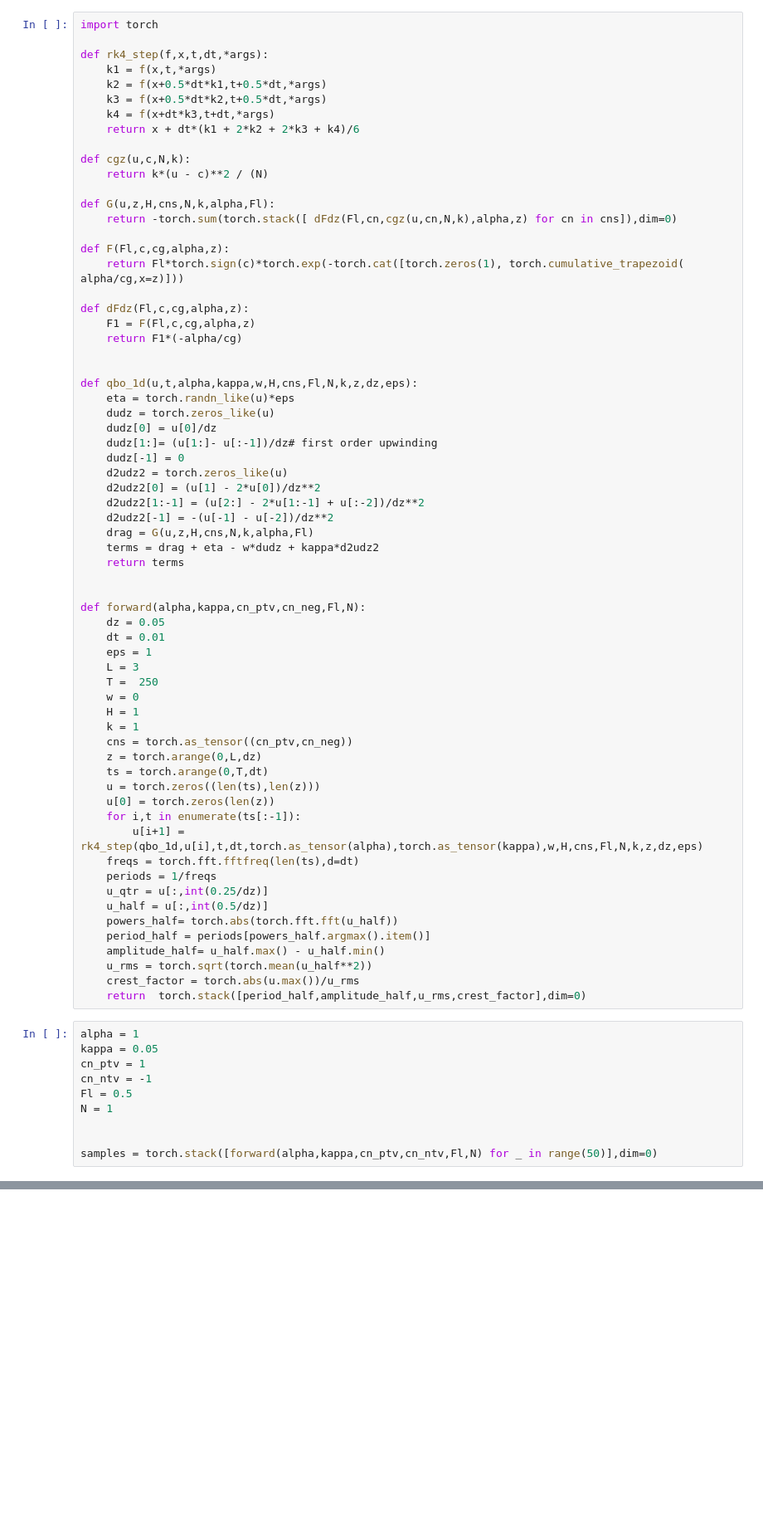
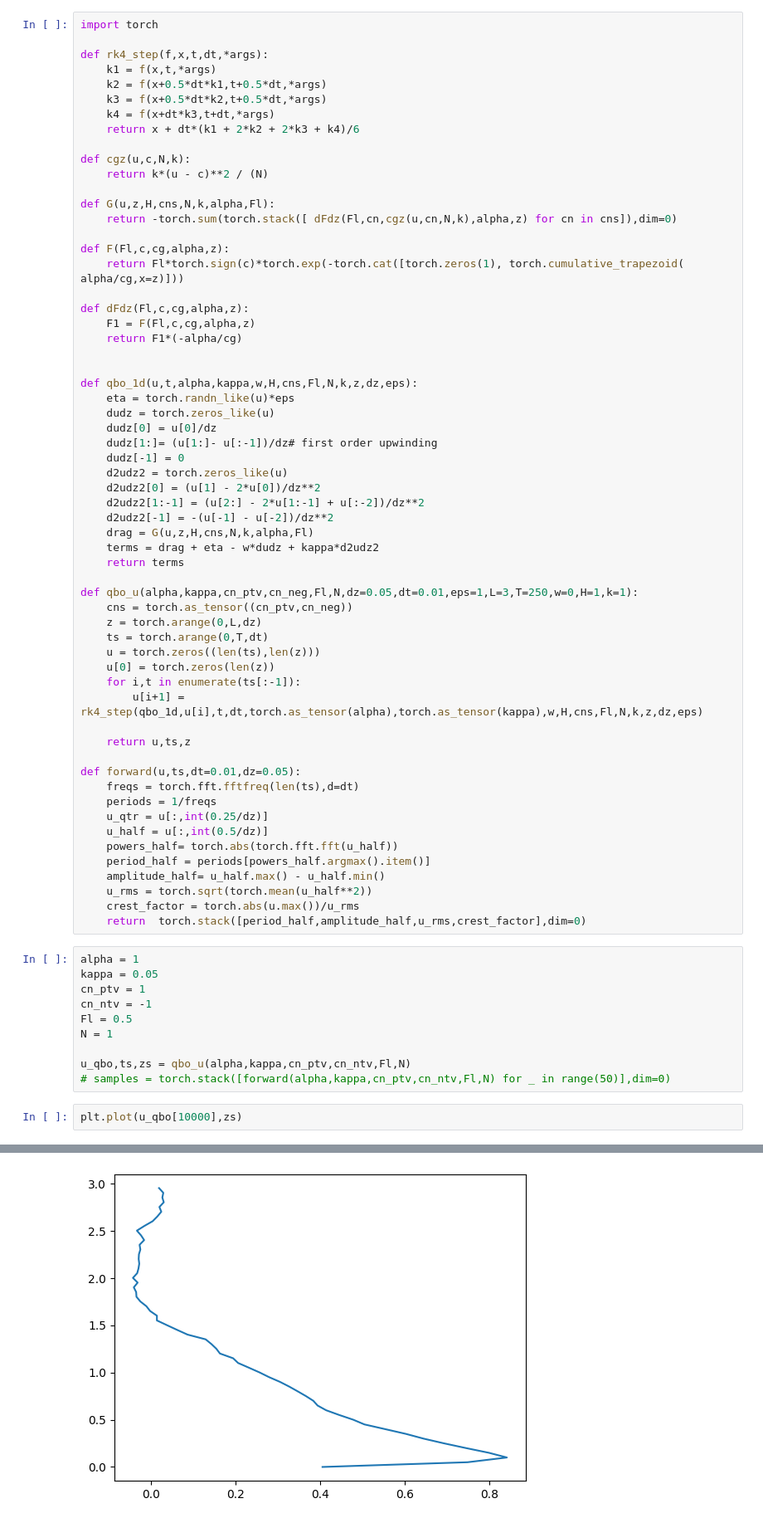
Before and after one commit to OneOneFour/abracalibra, a Jupyter notebook: examples/1d_qbo.ipynb, the cells around one changed output, grey strips where cells are left out. Shown at 83% size. Drawn from its saved outputs; the diff is of its cells as text; blank space fills up the shorter version.

```diff
--- a/examples/1d_qbo.ipynb
+++ b/examples/1d_qbo.ipynb
@@ -36,16 +36,7 @@ def qbo_1d(u,t,alpha,kappa,w,H,cns,Fl,N,k,z,dz,eps):
     terms = drag + eta - w*dudz + kappa*d2udz2
     return terms
 
-
-def forward(alpha,kappa,cn_ptv,cn_neg,Fl,N):
-    dz = 0.05
-    dt = 0.01
-    eps = 1
-    L = 3
-    T =  250
-    w = 0
-    H = 1
-    k = 1
+def qbo_u(alpha,kappa,cn_ptv,cn_neg,Fl,N,dz=0.05,dt=0.01,eps=1,L=3,T=250,w=0,H=1,k=1):
     cns = torch.as_tensor((cn_ptv,cn_neg))
     z = torch.arange(0,L,dz)
     ts = torch.arange(0,T,dt)
@@ -53,6 +44,10 @@ def forward(alpha,kappa,cn_ptv,cn_neg,Fl,N):
     u[0] = torch.zeros(len(z))
     for i,t in enumerate(ts[:-1]):
         u[i+1] = rk4_step(qbo_1d,u[i],t,dt,torch.as_tensor(alpha),torch.as_tensor(kappa),w,H,cns,Fl,N,k,z,dz,eps)
+
+    return u,ts,z
+
+def forward(u,ts,dt=0.01,dz=0.05):
     freqs = torch.fft.fftfreq(len(ts),d=dt)
     periods = 1/freqs
     u_qtr = u[:,int(0.25/dz)]
@@ -71,5 +66,8 @@ cn_ntv = -1
 Fl = 0.5
 N = 1
 
-
-samples = torch.stack([forward(alpha,kappa,cn_ptv,cn_ntv,Fl,N) for _ in range(50)],dim=0)
+u_qbo,ts,zs = qbo_u(alpha,kappa,cn_ptv,cn_ntv,Fl,N)
+# samples = torch.stack([forward(alpha,kappa,cn_ptv,cn_ntv,Fl,N) for _ in range(50)],dim=0)
+# %%
+plt.plot(u_qbo[10000],zs)
+# %% [output]
@@ -75,0 +75 @@ samples = torch.stack([forward(alpha,kappa,cn_ptv,cn_ntv,Fl,N) for _ in range(50
+[figure, added]
```
Also changed, not shown: parts of 3 cells of this notebook, 6 other files.
